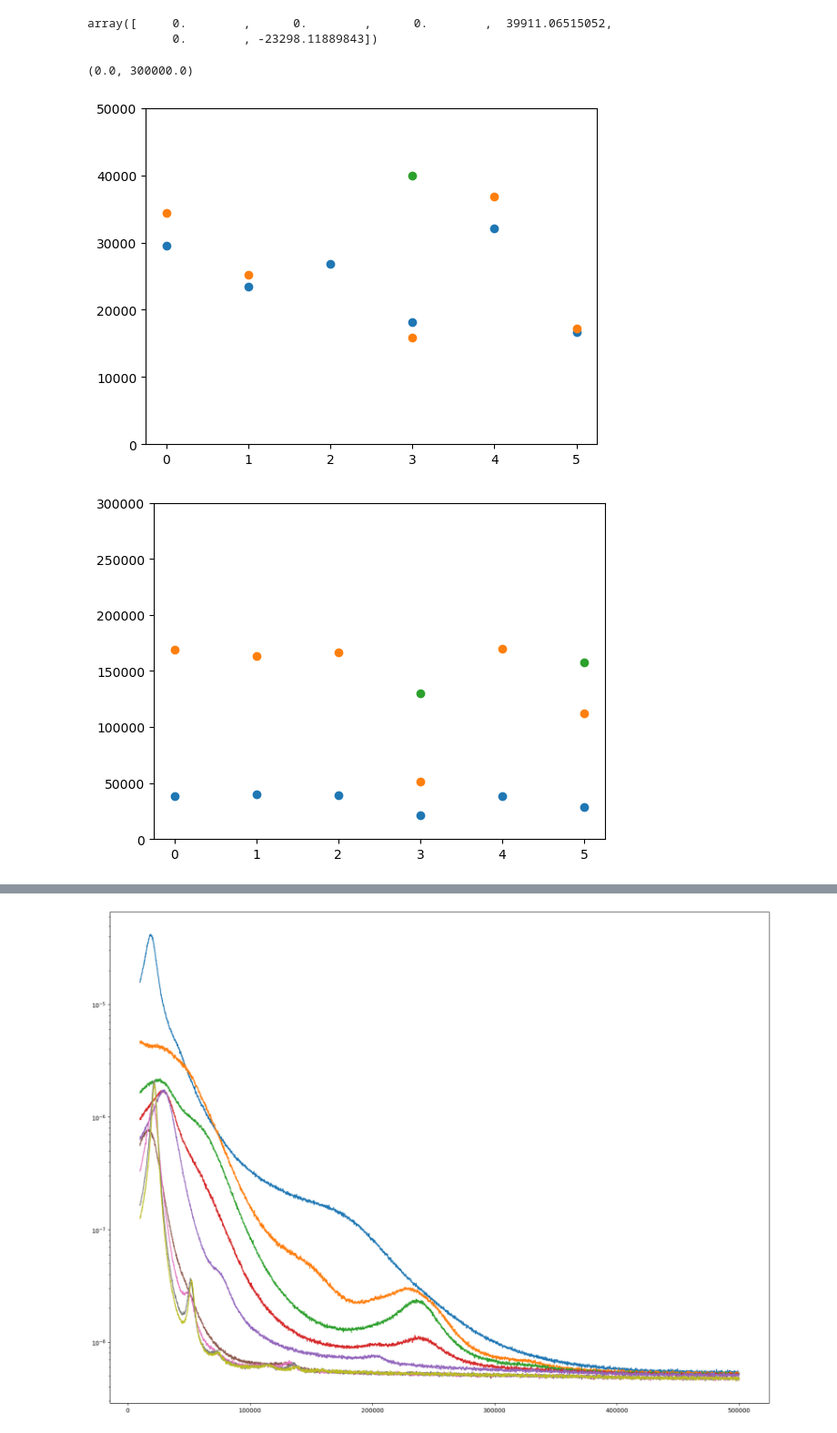
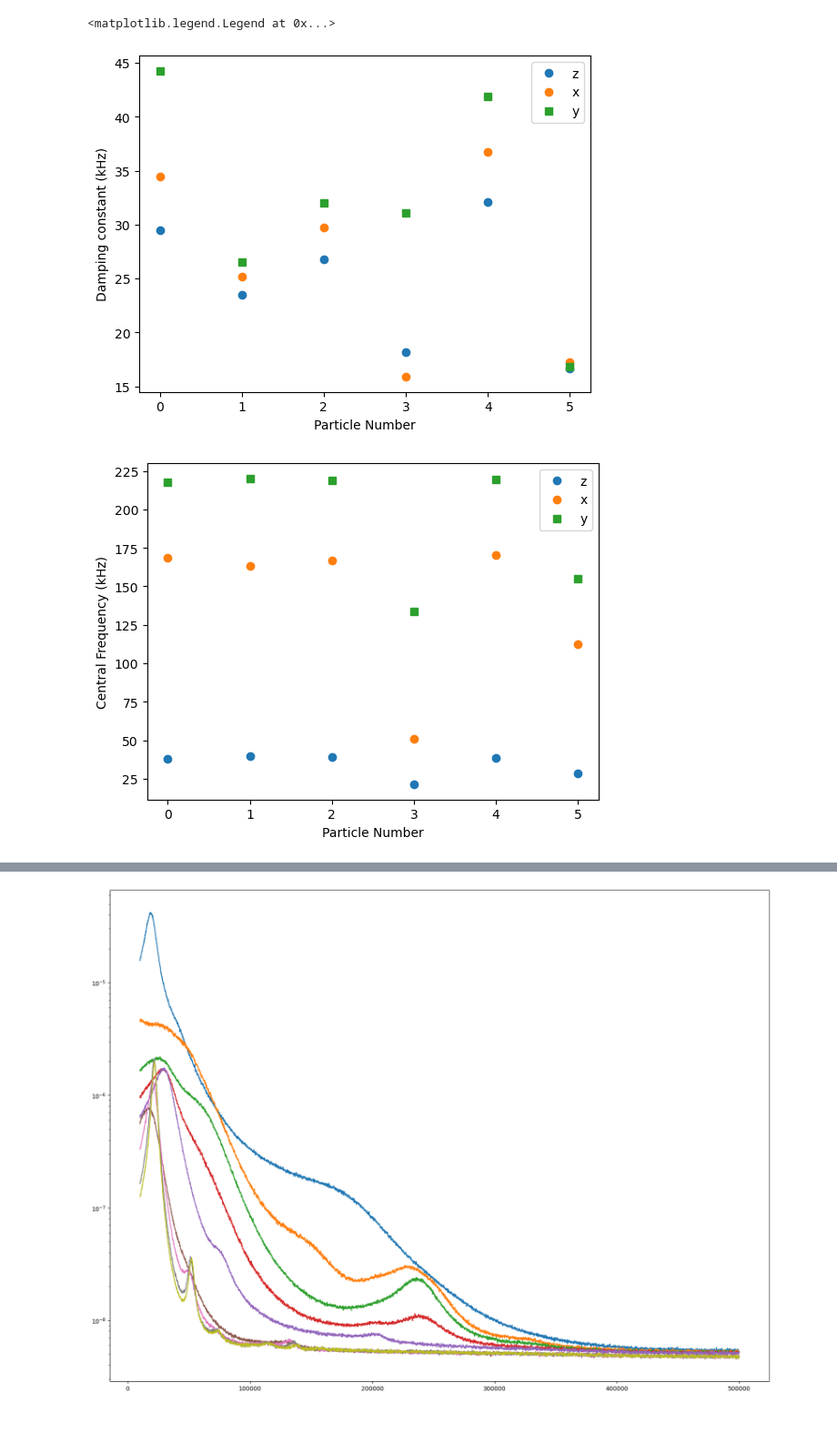
Before and after one commit to tompenny/SIMPLE_MASTQG_diamond, a Jupyter notebook: Particle frequencies.ipynb, the cells around one changed output, grey strips where cells are left out. Shown at 91% size. Drawn from its saved outputs; the diff is of its cells as text; code cells hidden in the pictures.

Commit message:
cf and width analysis of all particles

```diff
--- a/Particle frequencies.ipynb
+++ b/Particle frequencies.ipynb
@@ -62,19 +68,20 @@ fit_l
-# %%
-np.transpose(fit_l)[8]
-# %% [output]
-array([     0.        ,      0.        ,      0.        ,  39911.06515052,
-            0.        , -23298.11889843])
 # %%
-plt.plot(np.transpose(fit_l)[2], 'o')
-plt.plot(np.transpose(fit_l)[5], 'o')
-plt.plot([3, 5], [np.transpose(fit_l)[8][3], np.transpose(fit_l)[8][5]], 'o')
-plt.ylim(0, 50000)
+plt.plot(np.transpose(fit_l)[2]/1000, 'o', label = 'z')
+plt.plot(abs(np.transpose(fit_l)[5])/1000, 'o', label = 'x')
+#plt.plot([3, 5], np.array([np.transpose(fit_l)[8][3], abs(np.transpose(fit_l)[8][5])])/1000, 'o', label = 'y - fit 1')
+plt.plot(abs(np.transpose(fit_l2)[2])/1000, 'tab:green', marker = 's', linestyle = "none", label = 'y')
+plt.ylabel('Damping constant (kHz)')
+plt.xlabel('Particle Number')
+plt.legend()
 plt.figure()
-plt.plot(np.transpose(fit_l)[1], 'o')
-plt.plot(abs(np.transpose(fit_l)[4]), 'o')
-plt.plot([3, 5], [np.transpose(fit_l)[7][3], np.transpose(fit_l)[7][5]], 'o')
-plt.ylim(0, 300000)
+plt.plot(np.transpose(fit_l)[1]/1000, 'o', label = 'z')
+plt.plot(abs(np.transpose(fit_l)[4])/1000, 'o', label = 'x')
+#plt.plot([3, 5], np.array([np.transpose(fit_l)[7][3], np.transpose(fit_l)[7][5]])/1000, 'o', label = 'y - fit 1')
+plt.plot(np.transpose(fit_l2)[1]/1000, 'tab:green', marker = 's', linestyle = "none", label = 'y')
+plt.ylabel('Central Frequency (kHz)')
+plt.xlabel('Particle Number')
+plt.legend()
 # %% [output]
-(0.0, 300000.0)
+<matplotlib.legend.Legend at 0x...>
-[figure, old version]
+[figure, new version]
-[figure, old version]
+[figure, new version]
```
Also changed, not shown: parts of 13 cells of this notebook.
